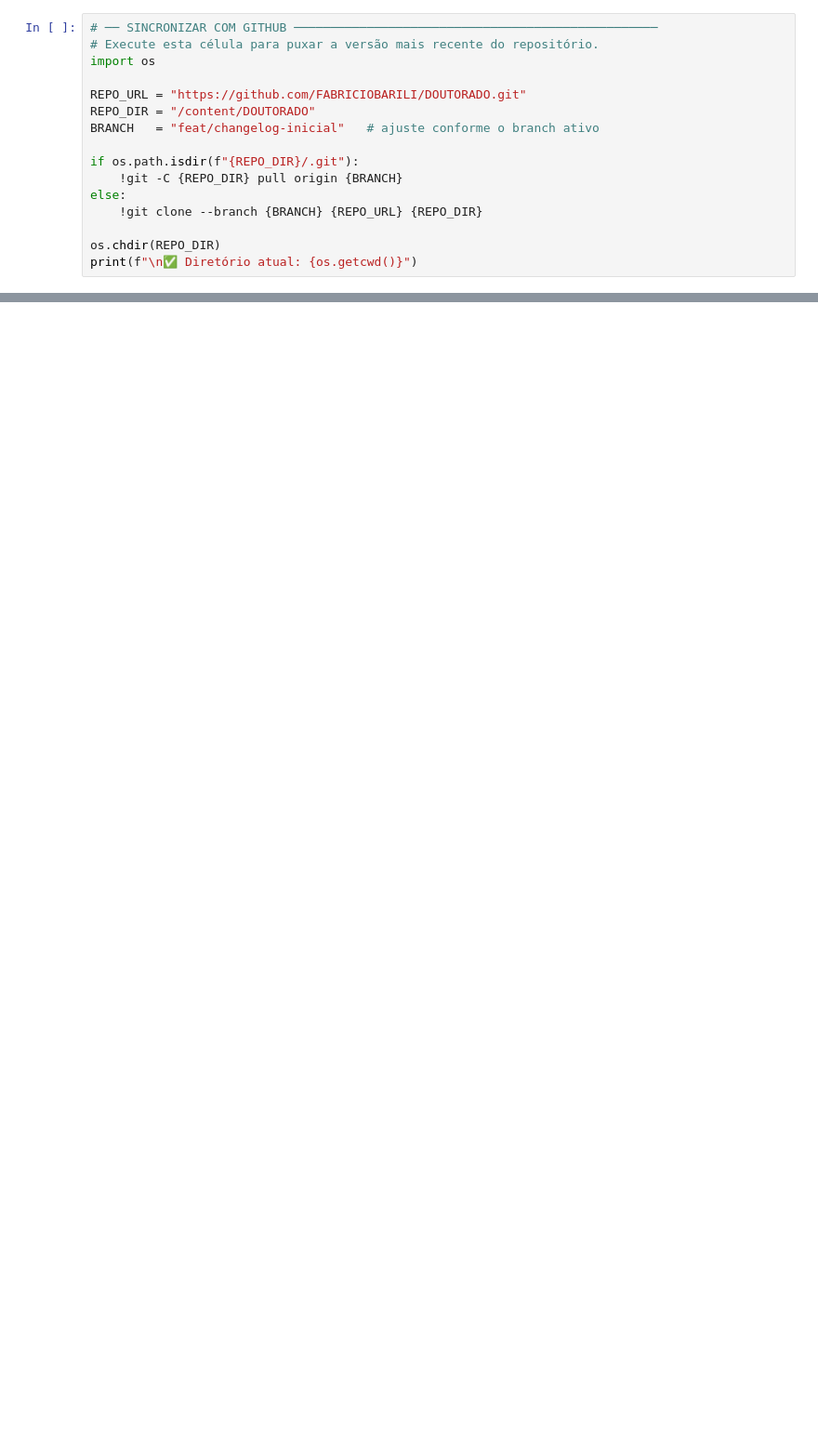
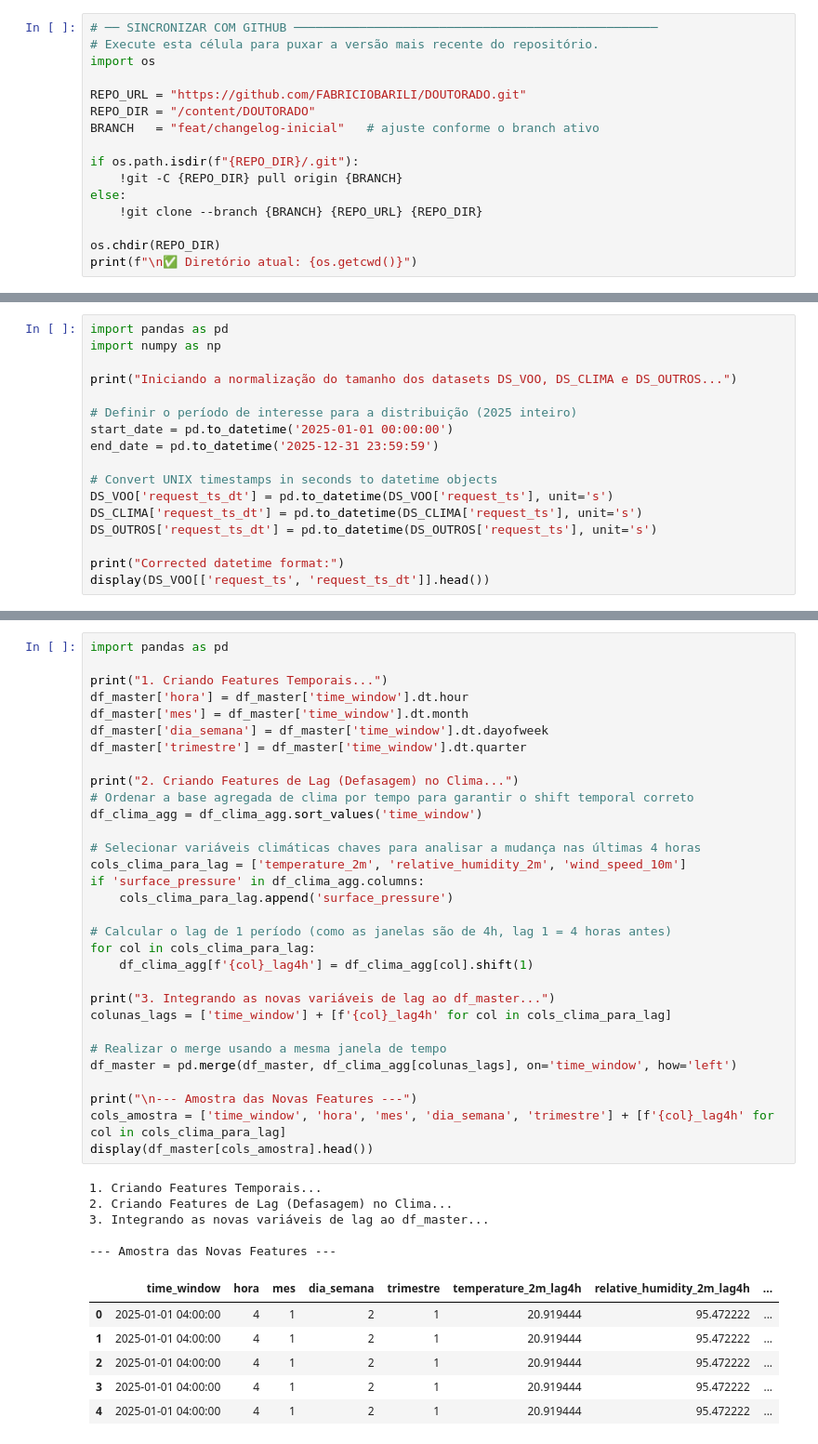
Before and after one commit to fabriciobarili/DOUTORADO, a Jupyter notebook: 03_ANALISE/05_xai.ipynb, the cells around one changed output, grey strips where cells are left out. Shown at 93% size. Drawn from its saved outputs; the diff is of its cells as text; blank space fills up the shorter version.

```diff
--- a/03_ANALISE/05_xai.ipynb
+++ b/03_ANALISE/05_xai.ipynb
@@ -610,0 +351,17 @@ display(comparativo.head(15))
+# %%
+import pandas as pd
+import numpy as np
+
+print("Iniciando a normalização do tamanho dos datasets DS_VOO, DS_CLIMA e DS_OUTROS...")
+
+# Definir o período de interesse para a distribuição (2025 inteiro)
+start_date = pd.to_datetime('2025-01-01 00:00:00')
+end_date = pd.to_datetime('2025-12-31 23:59:59')
+
+# Convert UNIX timestamps in seconds to datetime objects
+DS_VOO['request_ts_dt'] = pd.to_datetime(DS_VOO['request_ts'], unit='s')
+DS_CLIMA['request_ts_dt'] = pd.to_datetime(DS_CLIMA['request_ts'], unit='s')
+DS_OUTROS['request_ts_dt'] = pd.to_datetime(DS_OUTROS['request_ts'], unit='s')
+
+print("Corrected datetime format:")
+display(DS_VOO[['request_ts', 'request_ts_dt']].head())
@@ -610,0 +674,43 @@ display(comparativo.head(15))
+# %%
+import pandas as pd
+
+print("1. Criando Features Temporais...")
+df_master['hora'] = df_master['time_window'].dt.hour
+df_master['mes'] = df_master['time_window'].dt.month
+df_master['dia_semana'] = df_master['time_window'].dt.dayofweek
+df_master['trimestre'] = df_master['time_window'].dt.quarter
+
+print("2. Criando Features de Lag (Defasagem) no Clima...")
+# Ordenar a base agregada de clima por tempo para garantir o shift temporal correto
+df_clima_agg = df_clima_agg.sort_values('time_window')
+
+# Selecionar variáveis climáticas chaves para analisar a mudança nas últimas 4 horas
+cols_clima_para_lag = ['temperature_2m', 'relative_humidity_2m', 'wind_speed_10m']
+if 'surface_pressure' in df_clima_agg.columns:
+    cols_clima_para_lag.append('surface_pressure')
+
+# Calcular o lag de 1 período (como as janelas são de 4h, lag 1 = 4 horas antes)
+for col in cols_clima_para_lag:
+    df_clima_agg[f'{col}_lag4h'] = df_clima_agg[col].shift(1)
+
+print("3. Integrando as novas variáveis de lag ao df_master...")
+colunas_lags = ['time_window'] + [f'{col}_lag4h' for col in cols_clima_para_lag]
+
+# Realizar o merge usando a mesma janela de tempo
+df_master = pd.merge(df_master, df_clima_agg[colunas_lags], on='time_window', how='left')
+
+print("\n--- Amostra das Novas Features ---")
+cols_amostra = ['time_window', 'hora', 'mes', 'dia_semana', 'trimestre'] + [f'{col}_lag4h' for col in cols_clima_para_lag]
+display(df_master[cols_amostra].head())
+# %% [output]
+1. Criando Features Temporais...
+2. Criando Features de Lag (Defasagem) no Clima...
+3. Integrando as novas variáveis de lag ao df_master...
+
+--- Amostra das Novas Features ---
+|  | time_window | hora | mes | dia_semana | trimestre | temperature_2m_lag4h | relative_humidity_2m_lag4h | ... |
+| 0 | 2025-01-01 04:00:00 | 4 | 1 | 2 | 1 | 20.919444 | 95.472222 | ... |
+| 1 | 2025-01-01 04:00:00 | 4 | 1 | 2 | 1 | 20.919444 | 95.472222 | ... |
+| 2 | 2025-01-01 04:00:00 | 4 | 1 | 2 | 1 | 20.919444 | 95.472222 | ... |
+| 3 | 2025-01-01 04:00:00 | 4 | 1 | 2 | 1 | 20.919444 | 95.472222 | ... |
+| 4 | 2025-01-01 04:00:00 | 4 | 1 | 2 | 1 | 20.919444 | 95.472222 | ... |
```
Also changed, not shown: parts of 78 cells of this notebook.
